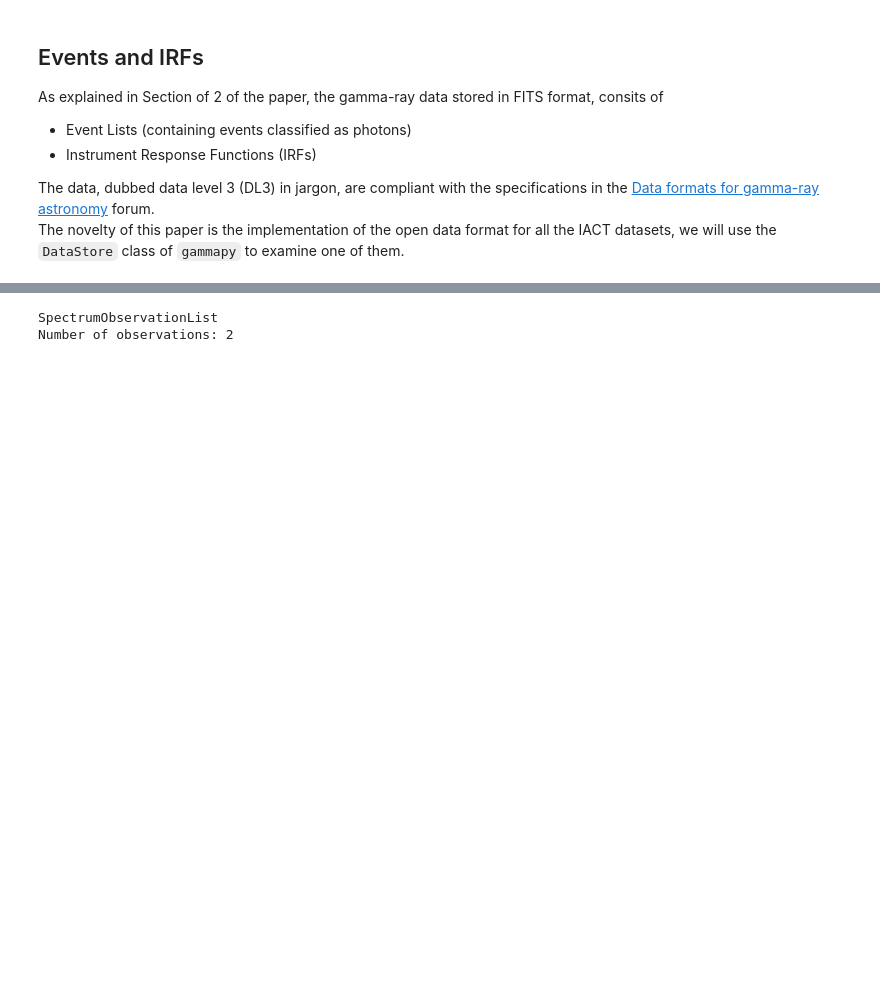
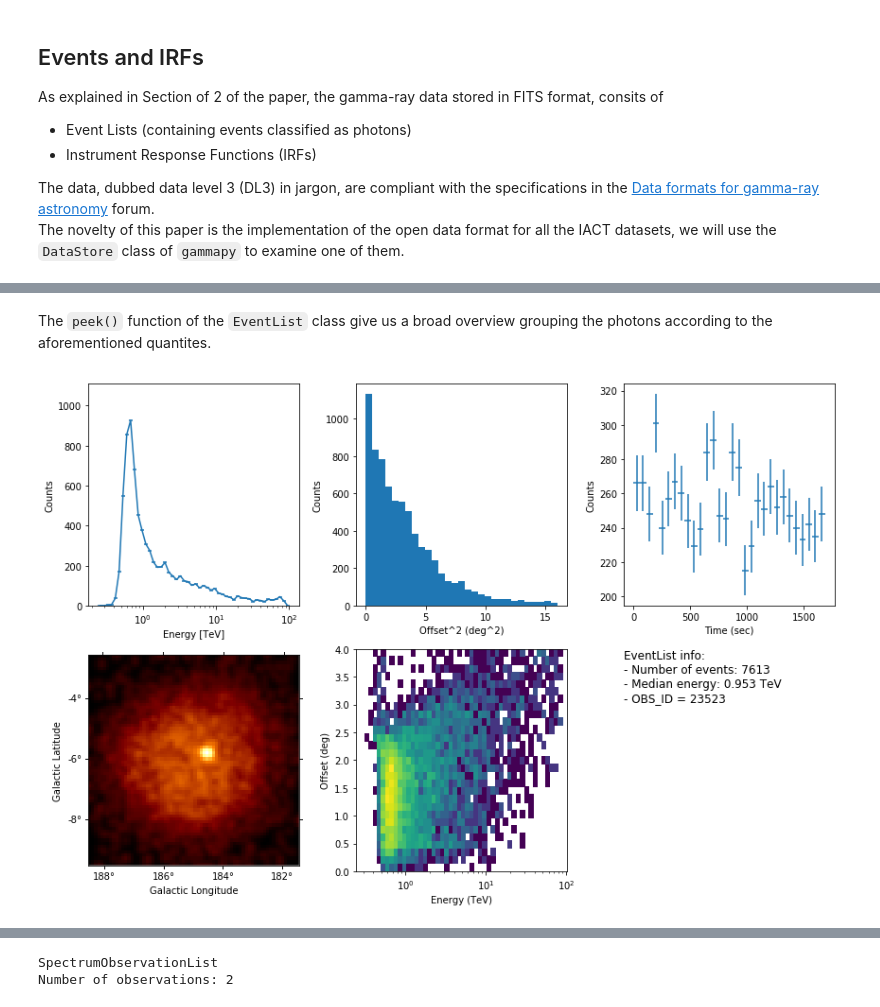
Before and after one commit to open-gamma-ray-astro/joint-crab, a Jupyter notebook: 1_data.ipynb, the cells around one changed output, grey strips where cells are left out. Saved outputs shown, nothing was run; the diff lists cells and outputs as text; code cells hidden in the pictures; blank space fills up the shorter version.

```diff
--- a/1_data.ipynb
+++ b/1_data.ipynb
@@ -111,0 +88,4 @@ bkg_estimate.plot(add_legend=True)
+# %%
+dl3_file = "data/hess/data/hess_dl3_dr1_obs_id_023523.fits.gz"
+events = EventList.read(dl3_file)
+print(events.table[:4])
@@ -111,0 +100,6 @@ bkg_estimate.plot(add_legend=True)
+# %% [markdown]
+The `peek()` function of the `EventList` class give us a broad overview grouping the photons according to the aforementioned quantites.
+# %%
+events.peek()
+# %% [output]
+[figure, added]
```
Also changed, not shown: parts of 24 cells of this notebook.
